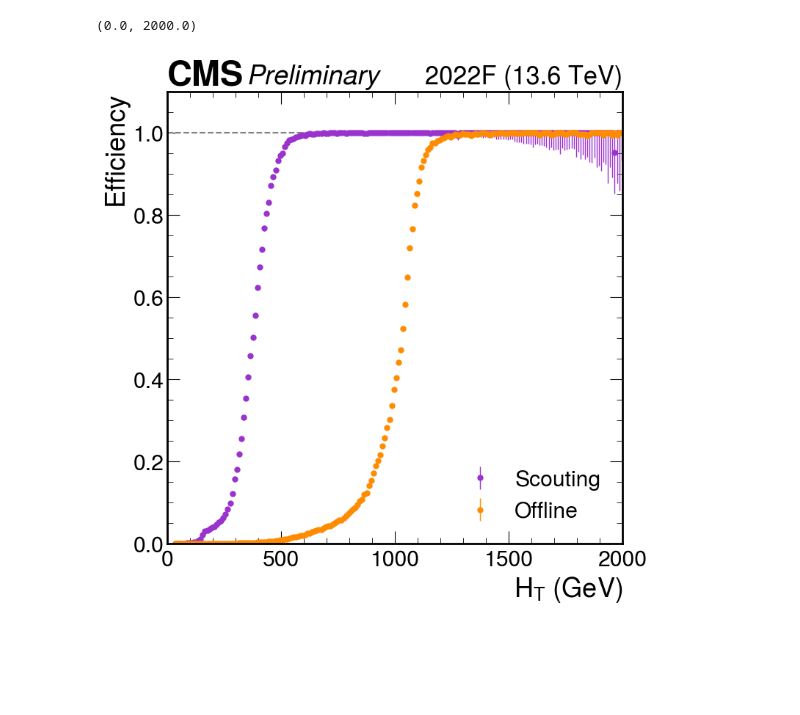
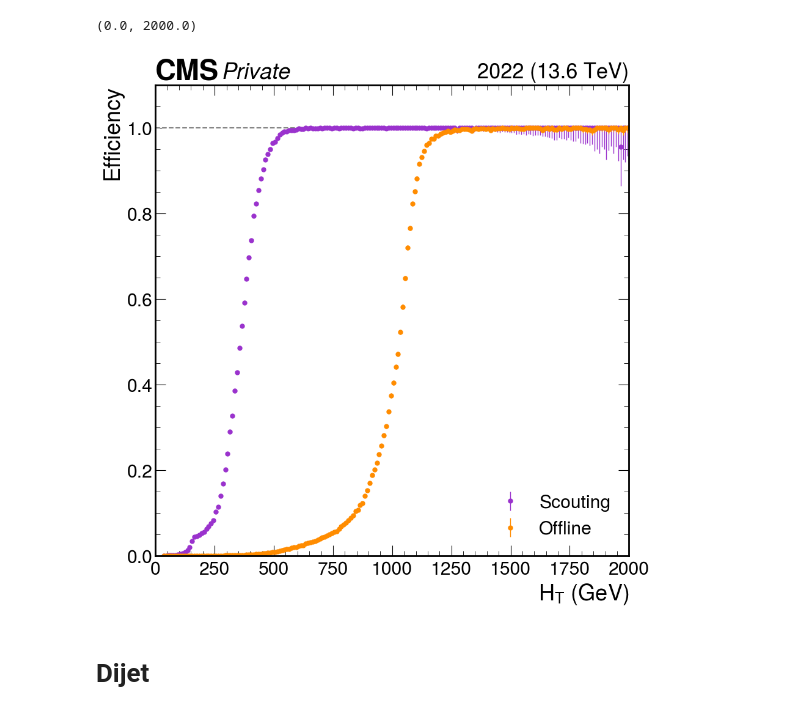
Before and after one commit to alintulu/PNCalibration, a Jupyter notebook: trigger.ipynb, the cells around one changed output. Drawn from its saved outputs; the diff is of its cells as text; code cells hidden in the pictures; blank space fills up the shorter version.

```diff
--- a/trigger.ipynb
+++ b/trigger.ipynb
@@ -170,13 +36,13 @@ for era in ["C", "D", "E", "F", "G"]:
         'any': "#2F9599",
     }
 
-    triggers = ['L1_HTT360er', 'L1_HTT400er', 'L1_HTT450er', 'L1_SingleJet180', 'L1_SingleJet200', 'any']
+    triggers = ['L1_HTT200er', 'L1_HTT360er', 'L1_HTT400er', 'L1_HTT450er', 'L1_SingleJet180', 'L1_SingleJet200', 'any']
     #triggers = ['PFHT780', 'PFHT1050', 'PFJet200', 'PFJet260', 'PFJet320', 'PFJet400', 'PFJet450', 'PFJet500', 'PFJet550', 'PFHT590', 'PFHT680', 'PFHT430', 'PFHT510', 'PFHT250', 'PFHT890', 'PFHT370', 'PFJet110', 'PFJet140', 'PFHT180', 'PFJet40', 'PFJet60', 'any']
 
     for trigger in triggers:
 
         ptproj = (
-            out["ak8"]
+            out["ak4"]
             .project("pt", "trigger", "dataset")
         )
         denom = ptproj[:, hist.loc("none"), hist.loc(dataset)]
@@ -219,13 +85,13 @@ for era in ["C", "D", "E", "F", "G"]:
                         num.axes[0].centers,
                         efficiency,
                         yerr=error.T,
-                        color=colours[trigger],
+                        #color=colours[trigger],
                         label=trigger if trigger != "any" else "Logical OR of all above",
                         **data_err_opts,
                     )
 
     mplhep.cms.label(ax=ax, data=True, year=dataset, com=13.6, label="Preliminary")
-    ax.set_xlabel(r"Scouting leading AK8 jet $p_T$ (GeV)")
+    ax.set_xlabel(r"Scouting leading AK4 jet $p_T$ (GeV)")
     ax.set_ylim(0, 1.1)
     ax.axhline(y=1, linestyle="--", color="gray")
     ax.legend(loc='center left', bbox_to_anchor=(1, 0.5))
@@ -240,7 +109,7 @@ warnings.filterwarnings("ignore", "invalid value encountered in divide")
 
 dataset = "2022"
 
-fig, ax = plt.subplots(figsize=(8,8))
+fig, ax = plt.subplots(figsize=(10,10))
 
 colours = {
     'L1_HTT360er' : "royalblue",
@@ -305,11 +174,12 @@ for trigger in triggers:
                     **data_err_opts,
                 )
 
-mplhep.cms.label(ax=ax, data=True, year=dataset, com=13.6, label="Preliminary")
+mplhep.cms.label(ax=ax, data=True, year=dataset, com=13.6, label="Private")
 ax.set_xlabel(r"Scouting $H_T$(GeV)")
 ax.set_ylim(0, 1.1)
 ax.axhline(y=1, linestyle="--", color="gray")
-ax.legend(loc='center left', bbox_to_anchor=(1, 0.5))
+ax.legend(loc="best")
+#ax.legend(loc='center left', bbox_to_anchor=(1, 0.5))
 ax.set_ylabel("Efficiency")
 ax.set_xlim(0, 1500)
 # %% [output]
@@ -406,8 +188,10 @@ Text(0, 1, 'Efficiency')
 # %%
 out_o = util.load("outfiles/Run3Summer22EE/offline/trigger_Muon_Run2022F_ak4ht.coffea")[0]
-out_s = util.load("outfiles/Run3Summer22EE/fulllumi/trigger_ScoutingPFMonitor_Run2022F_ak4ht.coffea")[0]
+#out_o = util.load("outfiles/Run3Summer22EE/offline/trigger_Muon_Run2022F.coffea")[0]
+out_s = util.load("outfiles/2022/trigger_ScoutingPFMonitor_2022-CHS.coffea")[0]
+#out_s = util.load("outfiles/Run3Summer22EE/fulllumi/trigger_ScoutingPFMonitor_Run2022F.coffea")[0]
 # %%
-fig, ax = plt.subplots(figsize=(8,8))
+fig, ax = plt.subplots(figsize=(10,10))
 
 for rec in ["scouting", "offline"]:
 
@@ -446,33 +230,38 @@ for rec in ["scouting", "offline"]:
     error_low[error_low == 1] = 0
     error_high[error_high == 1] = 0
 
     # stacking errors
     error = np.concatenate((error_low.reshape(error_low.shape[0], 1), error_high.reshape(error_high.shape[0], 1)), axis=1)
 
     data_err_opts = {
             'linestyle': 'none',
             'marker': '.',
             'markersize': 10.,
             'elinewidth': 1,
         }
 
     ax.errorbar(
                 num.axes[0].centers,
                 efficiency,
                 yerr=error.T,
                 color="#9A32CD" if rec == "scouting" else "#FF8C00",
                 label="Scouting" if rec == "scouting" else "Offline",
                 **data_err_opts,
             )
 
-mplhep.cms.label(ax=ax, data=True, year="2022F", com=13.6, label="Preliminary")
+mplhep.cms.label(ax=ax, data=True, year="2022", com=13.6, label="Private")
+#ax.set_xlabel(r"AK4 jet $p_T$ (GeV)")
 ax.set_xlabel(r"$H_T$ (GeV)")
+
 ax.set_ylim(0, 1.1)
 ax.axhline(y=1, linestyle="--", color="gray")
 #ax.legend(loc='center left', bbox_to_anchor=(1, 0.5))
-ax.legend(loc='best')
+ax.legend(loc='best') #, fontsize=30)
 ax.set_ylabel("Efficiency")
+#ax.set_xlim(170, 1000)
 ax.set_xlim(0, 2000)
 # %% [output]
 (0.0, 2000.0)
-[figure, old version]
+[figure, new version]
+# %% [markdown]
+# Dijet
```
Also changed, not shown: parts of 8 cells of this notebook, 12 other files.
